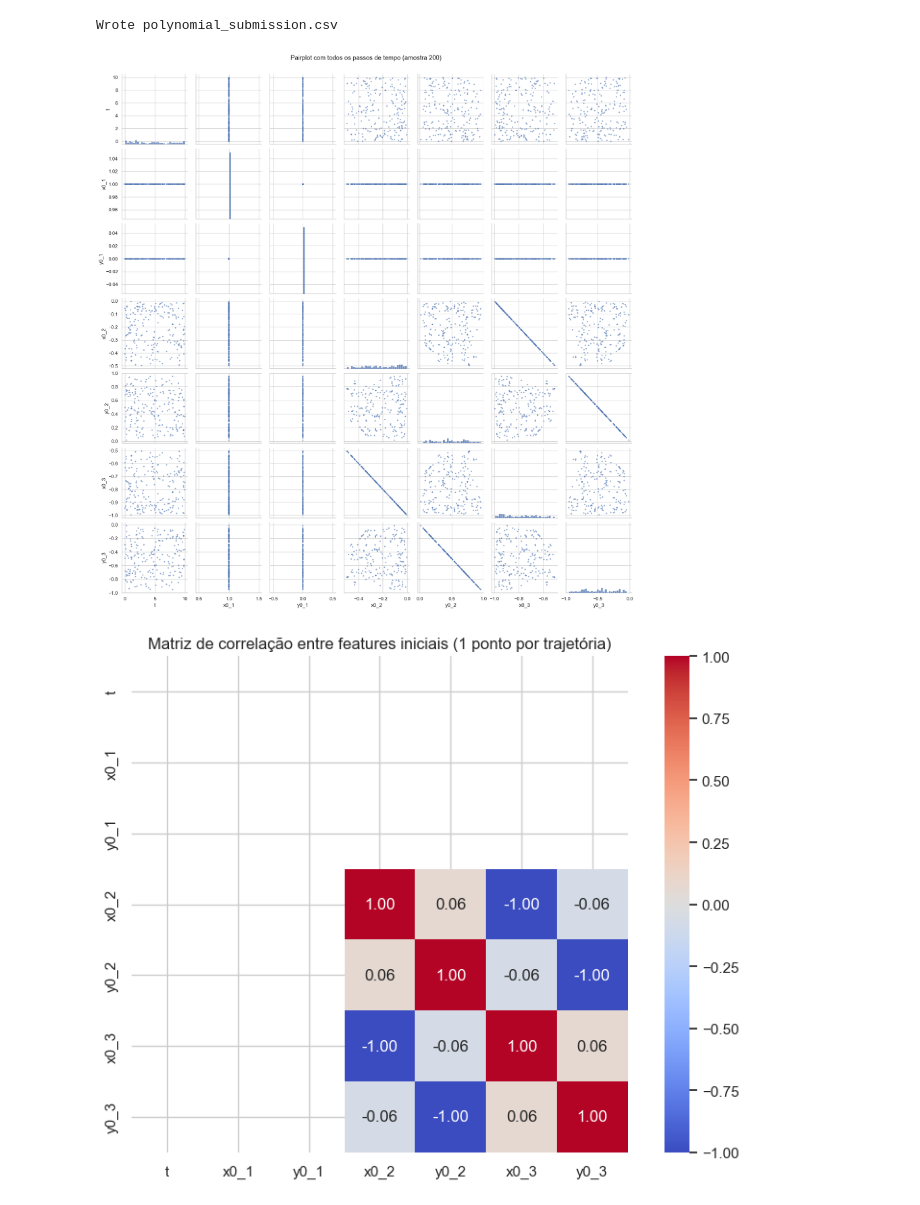
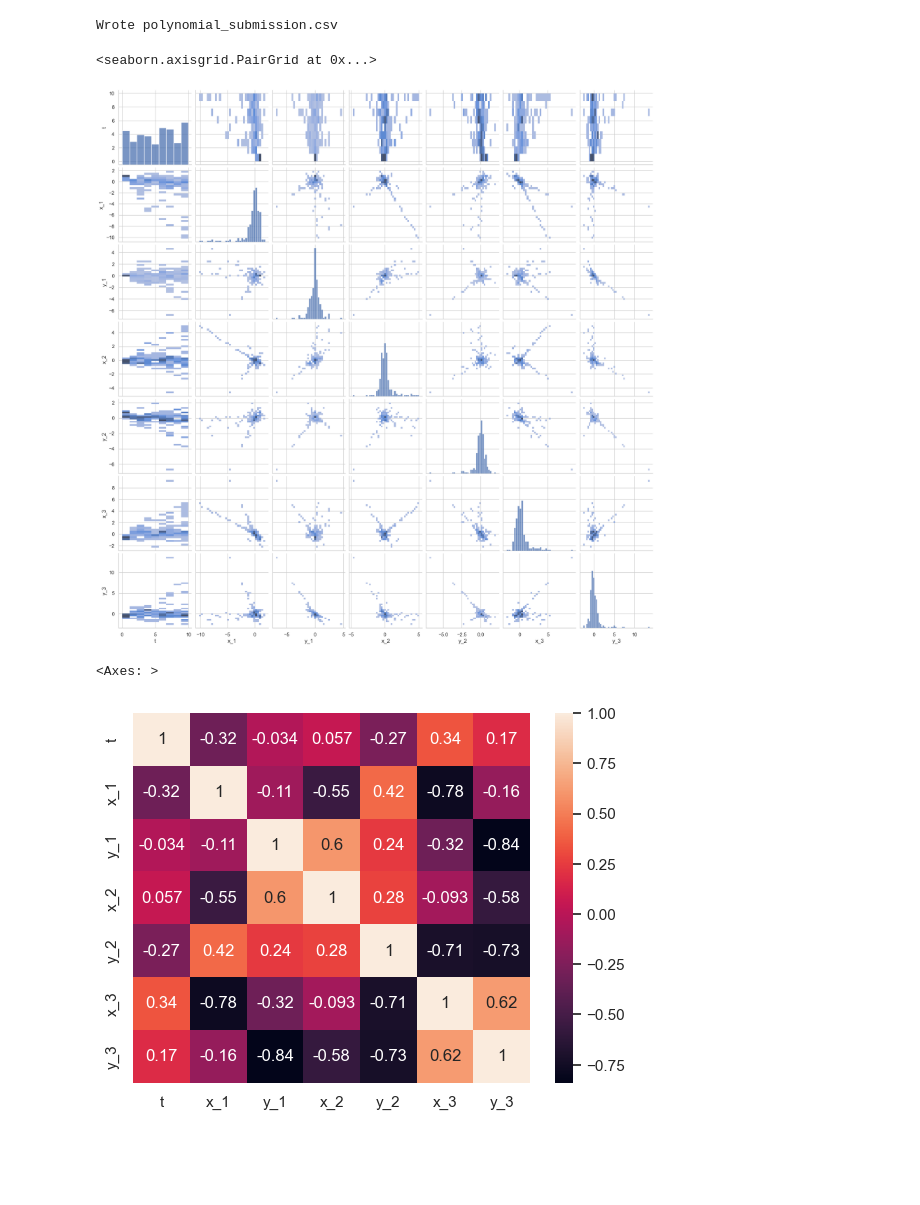
Before and after one commit to rodrxgo26/Projeto_A.A, a Jupyter notebook: notebooks/assignment_task1.ipynb, the cells around one changed output. Drawn from its saved outputs; the diff is of its cells as text; code cells hidden in the pictures; blank space fills up the shorter version.

```diff
--- a/notebooks/assignment_task1.ipynb
+++ b/notebooks/assignment_task1.ipynb
@@ -532,36 +535,21 @@ print('Wrote polynomial_submission.csv')
 # %% [output]
 Wrote polynomial_submission.csv
 # %%
-sns.set(style="whitegrid")
+t_features=feature_cols.index("t")
+t = X_va[:, t_features] #t is an array contains every value for each "t" (features)
 
-# --- Features iniciais ---
-feature_cols = ['t','x0_1','y0_1','x0_2','y0_2','x0_3','y0_3']
+#Join the values from "t" in X_val and x_1","y_1",x_2","y_2","x_3" and "y_3" in y_val
+data=np.column_stack((t, y_va)) #Stack o t with y_val
+cols=["t"]+target_cols #Names of columns
+df=pd.DataFrame(data, columns=cols) #forms the datatframe
 
-# --- Usar uma linha por trajetória (condições iniciais) ---
-# agrupar por traj_idx e tirar a primeira linha de cada trajetória
-df_initial = (train_valid.groupby('traj_idx', group_keys=False)
-              .apply(lambda g: g.iloc[0]))[feature_cols]
-
-# eliminar NaN e garantir que é numérico
-df_all = train_valid[feature_cols].apply(pd.to_numeric, errors='coerce').dropna()
-df_sample = df_all.sample(200, random_state=SEED)
-
-sns.pairplot(
-    df_sample,
-    diag_kind="hist",
-    plot_kws={"s": 10, "alpha": 0.6, "edgecolor": "none"},
-    diag_kws={"bins": 30},
-)
-plt.suptitle("Pairplot com todos os passos de tempo (amostra 200)", y=1.02)
-plt.show()
-
-# --- Heatmap de correlação ---
-corr = df_initial.corr()
-plt.figure(figsize=(8,6))
-sns.heatmap(corr, annot=True, cmap="coolwarm", fmt=".2f", square=True)
-plt.title("Matriz de correlação entre features iniciais (1 ponto por trajetória)")
-plt.tight_layout()
-plt.show()
+sns.pairplot(df.sample(200), kind="hist")
 # %% [output]
+<seaborn.axisgrid.PairGrid at 0x...>
-[figure, old version]
+[figure, new version]
-[figure, removed]
+# %%
+corr = df.corr()
+sns.heatmap(corr,annot=True)
+# %% [output]
+<Axes: >
+[figure, added]
```
Also changed, not shown: parts of 13 cells of this notebook, 1 other file.
